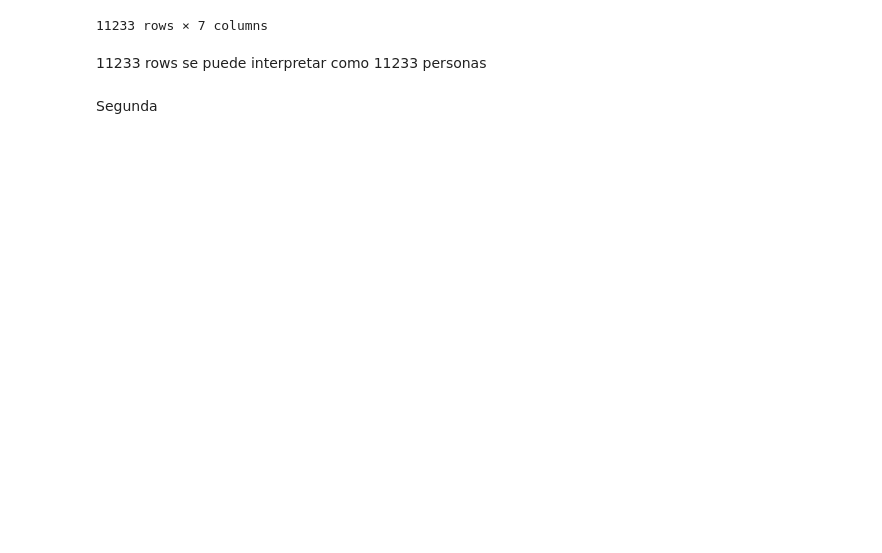
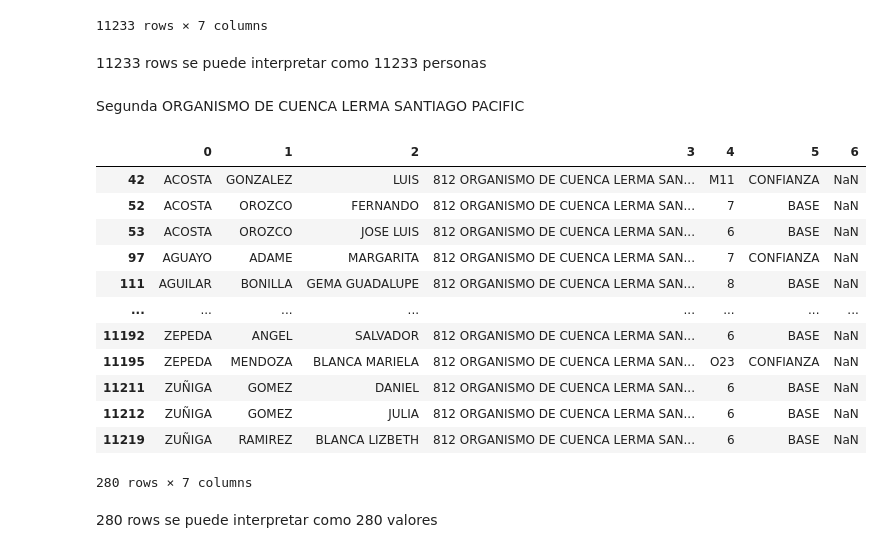
Before and after one commit to Daniel-Martinez24/cuenca-empleados, a Jupyter notebook: cuenca.ipynb, the cells around one changed output. Drawn from its saved outputs; the diff is of its cells as text; code cells hidden in the pictures; blank space fills up the shorter version.

Commit message:
Segunda pregunta respondida

```diff
--- a/cuenca.ipynb
+++ b/cuenca.ipynb
@@ -186,5 +186,25 @@ empleados_cuenca
 11233 rows × 7 columns
 # %% [markdown]
 11233 rows se puede interpretar como 11233 personas
-# %% [markdown]
-Segunda
+# %% [markdown]
+Segunda
+ORGANISMO DE CUENCA LERMA SANTIAGO PACIFIC
+# %%
+lerma_santiago = empleados_cuenca.loc[empleados_cuenca[3].str.contains('812 ORGANISMO DE CUENCA LERMA SANTIAGO PACIFIC')]
+lerma_santiago
+# %% [output]
+|  | 0 | 1 | 2 | 3 | 4 | 5 | 6 |
+| 42 | ACOSTA | GONZALEZ | LUIS | 812 ORGANISMO DE CUENCA LERMA SAN... | M11 | CONFIANZA | NaN |
+| 52 | ACOSTA | OROZCO | FERNANDO | 812 ORGANISMO DE CUENCA LERMA SAN... | 7 | BASE | NaN |
+| 53 | ACOSTA | OROZCO | JOSE LUIS | 812 ORGANISMO DE CUENCA LERMA SAN... | 6 | BASE | NaN |
+| 97 | AGUAYO | ADAME | MARGARITA | 812 ORGANISMO DE CUENCA LERMA SAN... | 7 | CONFIANZA | NaN |
+| 111 | AGUILAR | BONILLA | GEMA GUADALUPE | 812 ORGANISMO DE CUENCA LERMA SAN... | 8 | BASE | NaN |
+| ... | ... | ... | ... | ... | ... | ... | ... |
+| 11192 | ZEPEDA | ANGEL | SALVADOR | 812 ORGANISMO DE CUENCA LERMA SAN... | 6 | BASE | NaN |
+| 11195 | ZEPEDA | MENDOZA | BLANCA MARIELA | 812 ORGANISMO DE CUENCA LERMA SAN... | O23 | CONFIANZA | NaN |
+| 11211 | ZUÑIGA | GOMEZ | DANIEL | 812 ORGANISMO DE CUENCA LERMA SAN... | 6 | BASE | NaN |
+| 11212 | ZUÑIGA | GOMEZ | JULIA | 812 ORGANISMO DE CUENCA LERMA SAN... | 6 | BASE | NaN |
+| 11219 | ZUÑIGA | RAMIREZ | BLANCA LIZBETH | 812 ORGANISMO DE CUENCA LERMA SAN... | 6 | BASE | NaN |
+280 rows × 7 columns
+# %% [markdown]
+280 rows se puede interpretar como 280 valores
```
Also changed, not shown: parts of 2 cells of this notebook.
